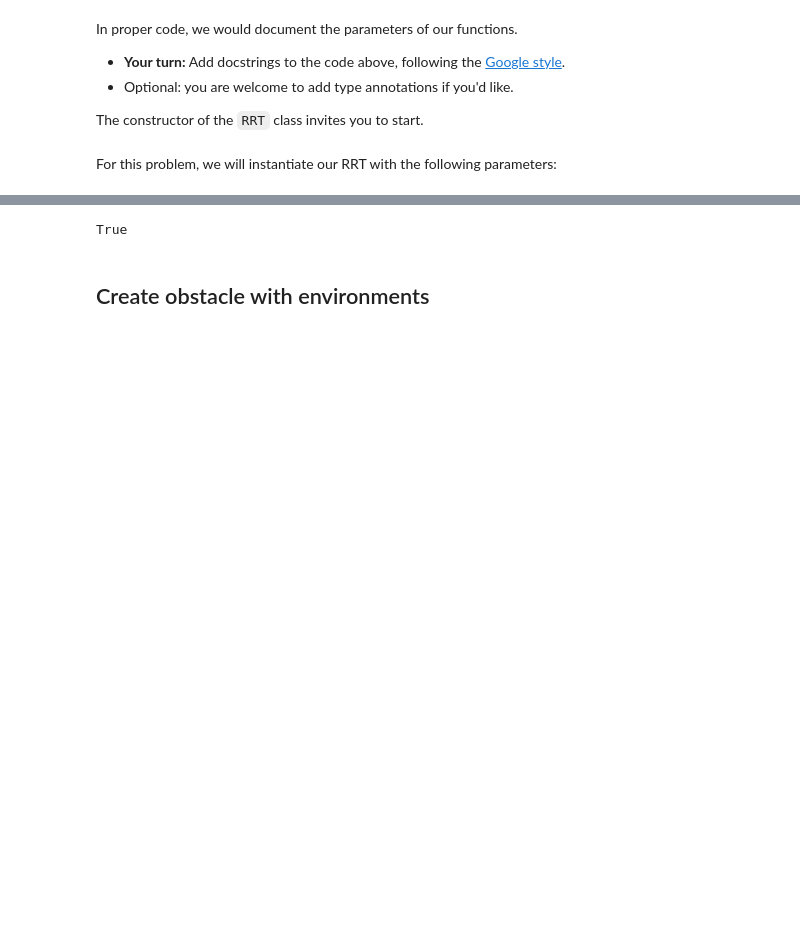
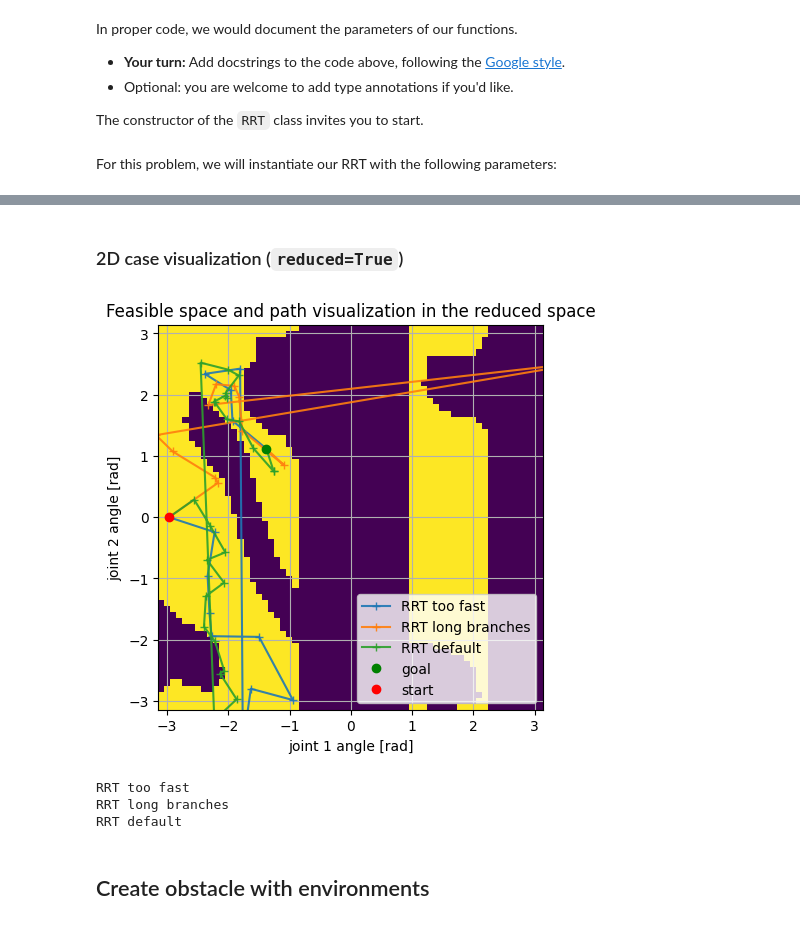
Before and after one commit to balthazarneveu/MVA23_robotics, a Jupyter notebook: 1_rrt.ipynb, the cells around one changed output, grey strips where cells are left out. Drawn from its saved outputs; the diff is of its cells as text; code cells hidden in the pictures; blank space fills up the shorter version.

```diff
--- a/1_rrt.ipynb
+++ b/1_rrt.ipynb
@@ -225 +335,4 @@ system = System(robot)
+# %%
+system = System(robot, dof=2 if reduced else 6)
+system.add_visualizer(viz) # REQUIRED TO AVOID GLOBAL VARIABLES
 # %%
@@ -441,9 +581,6 @@ Now let's define our termination condition, and run the main function:
 # %%
 eps_final = .1
+# Validation conditions (check the distance to the target in the workspace)
 def validation(key):
     vec = robot.framePlacement(key, 22).translation - robot.framePlacement(q_g, 22).translation
     return (float(np.linalg.norm(vec)) < eps_final)
-
-rrt.solve(q_i, validation, qg=q_g)
-# %% [output]
-True
@@ -452,3 +619,56 @@ system.display_motion(rrt.get_path(q_g))
+# %% [markdown]
+### 2D case visualization (`reduced=True`)
+# %%
+if reduced and feasible_state_2d is None:
+    # Sample the collision grid in a uniform fashion, this could take a while
+    step_size = 0.1
+    q1_values = np.arange(-np.pi, np.pi, step_size)
+    q2_values = np.arange(-np.pi, np.pi, step_size)[::-1] # +pi is at the top of the image
+
+    # Initialize a matrix to store the results
+    feasible_state_2d = np.zeros((len(q1_values), len(q2_values)))
+
+    # Evaluate collisionDistance for each point in the grid
+    for i, q2 in enumerate(q2_values):
+        for j, q1 in enumerate(q1_values):
+            feasible_state_2d[i, j] = system.is_colliding(np.array([q1, q2]))
+
+import matplotlib.pyplot as plt
+def plot_path_in_2d_space(final_path_list: List[Tuple[np.ndarray, str]]):
+    global reduced
+    assert reduced
+    plt.figure(figsize=(5, 5))
+    for (final_path, name) in final_path_list:
+        disp_path = final_path.copy()
+        disp_path[disp_path > np.pi] = 2 * np.pi - disp_path[disp_path > np.pi]
+        disp_path[disp_path < -np.pi] = 2 * np.pi + disp_path[disp_path < -np.pi]
+
+        plt.plot(final_path[:, 0], final_path[:, 1], "-+", alpha=0.9, label=name)
+    plt.plot(final_path[-1, 0], final_path[-1, 1], "go", label="goal")
+    plt.plot(final_path[0, 0], final_path[0, 1], "ro", label="start")
+    plt.grid()
+    plt.legend()
+    obstacle_viz = 1-feasible_state_2d.copy()
+    # obstacle_viz[obstacle_viz==0.] = np.nan
+    plt.imshow(obstacle_viz, extent=[-np.pi, np.pi, -np.pi, np.pi])
+    plt.xlim(-np.pi, np.pi)
+    plt.ylim(-np.pi, np.pi)
+    # plt.axis("equal")
+    plt.xlabel("joint 1 angle [rad]")
+    plt.ylabel("joint 2 angle [rad]")
+    plt.title("Feasible space and path visualization in the reduced space")
+# %%
+plot_path_in_2d_space(results)
+# %% [output]
+[figure, added]
+# %%
+for i in range(len(results)):
+    print(results[i][1])
+    system.display_motion(results[i][0])
+# %% [output]
+RRT too fast
+RRT long branches
+RRT default
 # %%
 system.reset()
 # %% [markdown]
```
Also changed, not shown: parts of 51 cells of this notebook, 7 other files.
